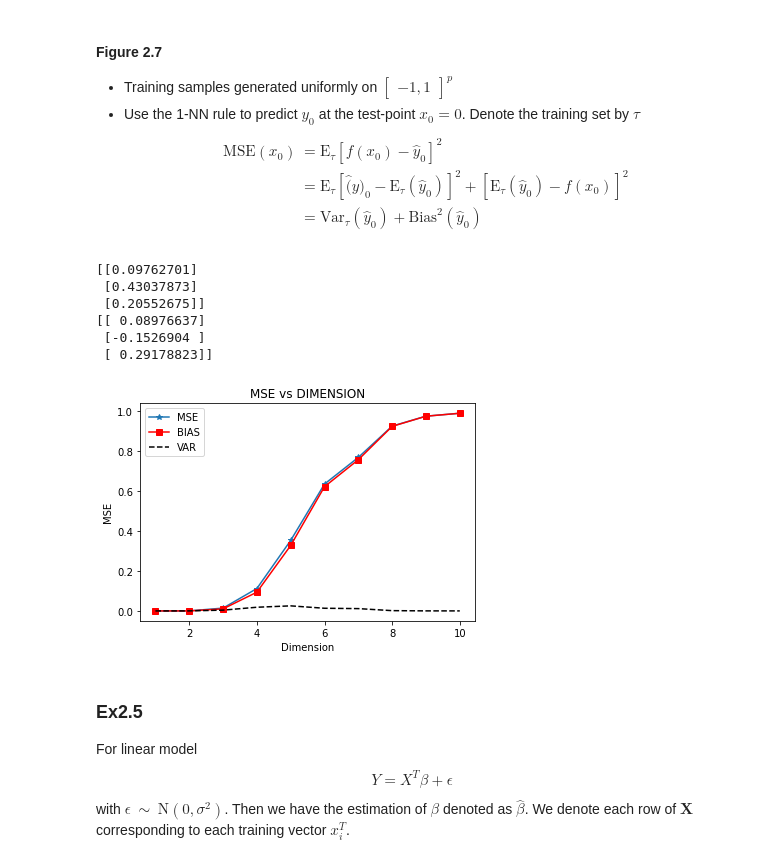
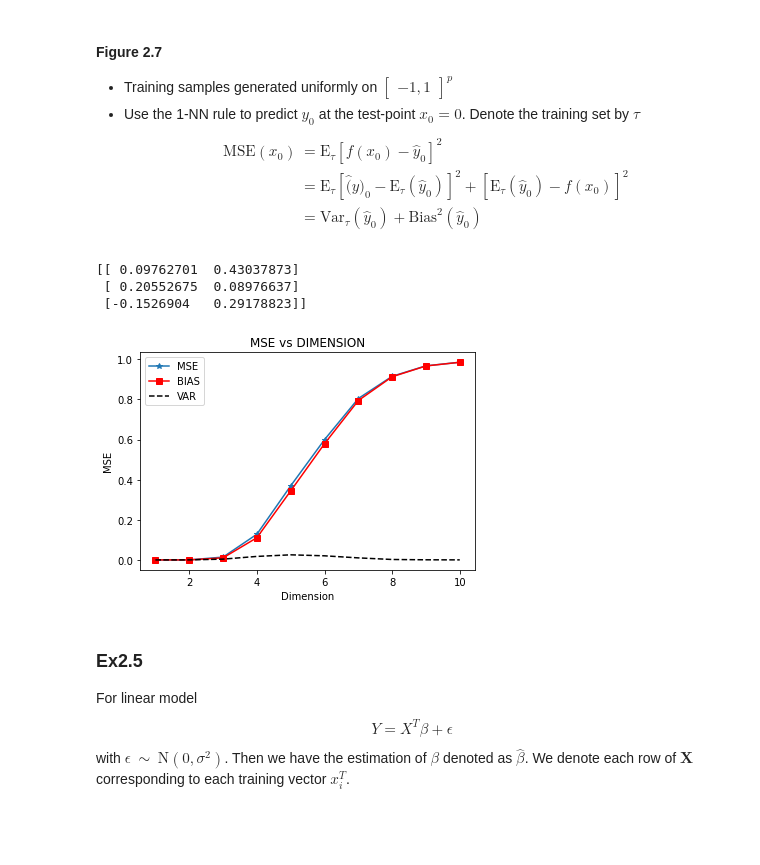
Before and after one commit to bop-hz/stats, a Jupyter notebook: chapter2.ipynb, the cells around one changed output. Drawn from its saved outputs; the diff is of its cells as text; code cells hidden in the pictures; blank space fills up the shorter version.

```diff
--- a/chapter2.ipynb
+++ b/chapter2.ipynb
@@ -320,42 +320,39 @@ plt.show()
 # %%
 import numpy as np
 import matplotlib.pyplot as plt
 np.random.seed(0)
 p = np.arange(1,11)
-xx = np.random.uniform(-1,1,(3,1))
+xx = np.random.uniform(-1,1,(3,2))
 xx1=  np.random.uniform(-1,1,(3,1))
 #xx_abs = np.diag(xx@xx.T)
 print(xx)
-print(xx1)
+#print(xx1)
 MSE = np.zeros(10)
 BIAS = np.zeros(10)
 VAR = np.zeros(10)
 for ii in p:
     y_hat = np.zeros(100)
     for jj in np.arange(1,101):
         x_train = np.random.uniform(-1,1,(1000,ii))
         norm_x = np.diag(x_train@x_train.T)
         norm_x = np.min(norm_x)
         y_hat[jj-1] = np.exp(-8*norm_x)
     BIAS[ii-1] = (np.mean(y_hat)-1)**2
     MSE[ii-1] = (y_hat-1)@(y_hat-1).T/100
     VAR[ii-1] = np.var(y_hat)
 plt.plot(p,MSE,'-*',label='MSE')
 plt.plot(p,BIAS,'r-s',label='BIAS')
 plt.plot(p,VAR,'k--',label='VAR')
 plt.legend()
 plt.xlabel('Dimension')
 plt.ylabel('MSE')
 plt.title('MSE vs DIMENSION')
 plt.show()
 # %% [output]
-[[0.09762701]
- [0.43037873]
- [0.20552675]]
-[[ 0.08976637]
- [-0.1526904 ]
- [ 0.29178823]]
+[[ 0.09762701  0.43037873]
+ [ 0.20552675  0.08976637]
+ [-0.1526904   0.29178823]]
-[figure, old version]
+[figure, new version]
 # %% [markdown]
 ### Ex2.5
 For linear model
```
Also changed, not shown: parts of 5 cells of this notebook, 1 other file.
